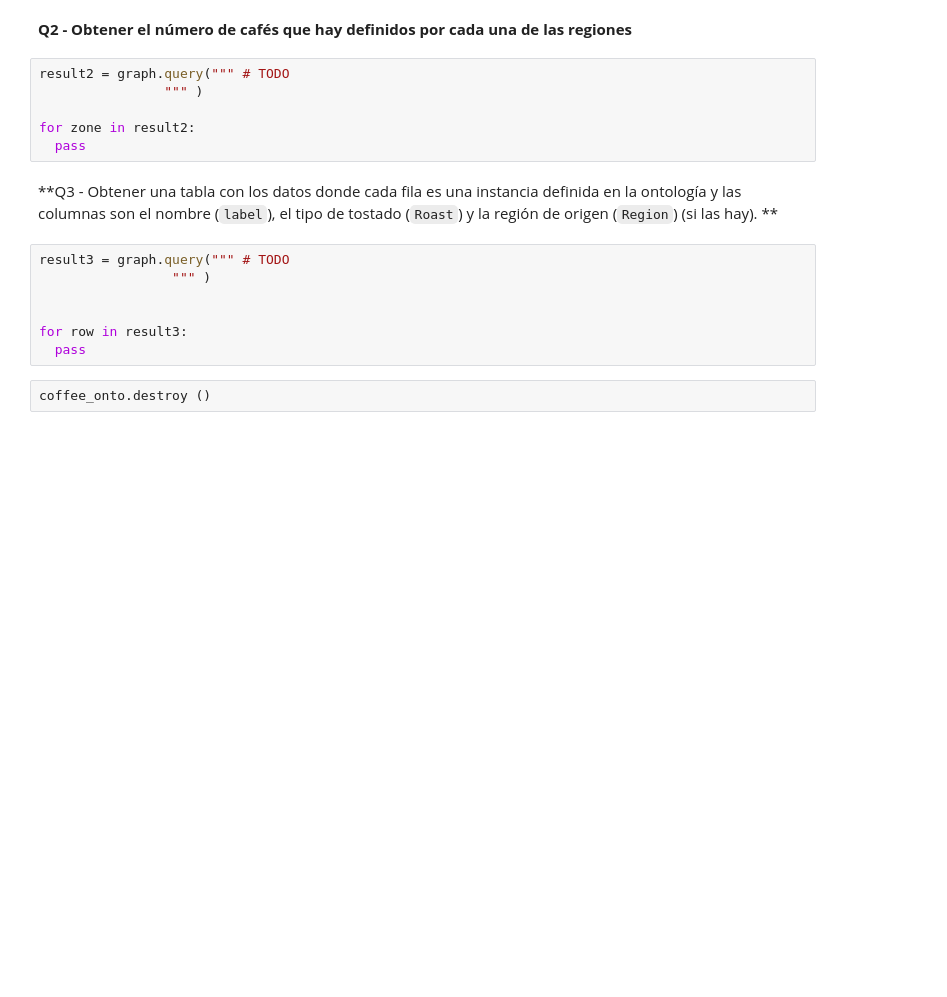
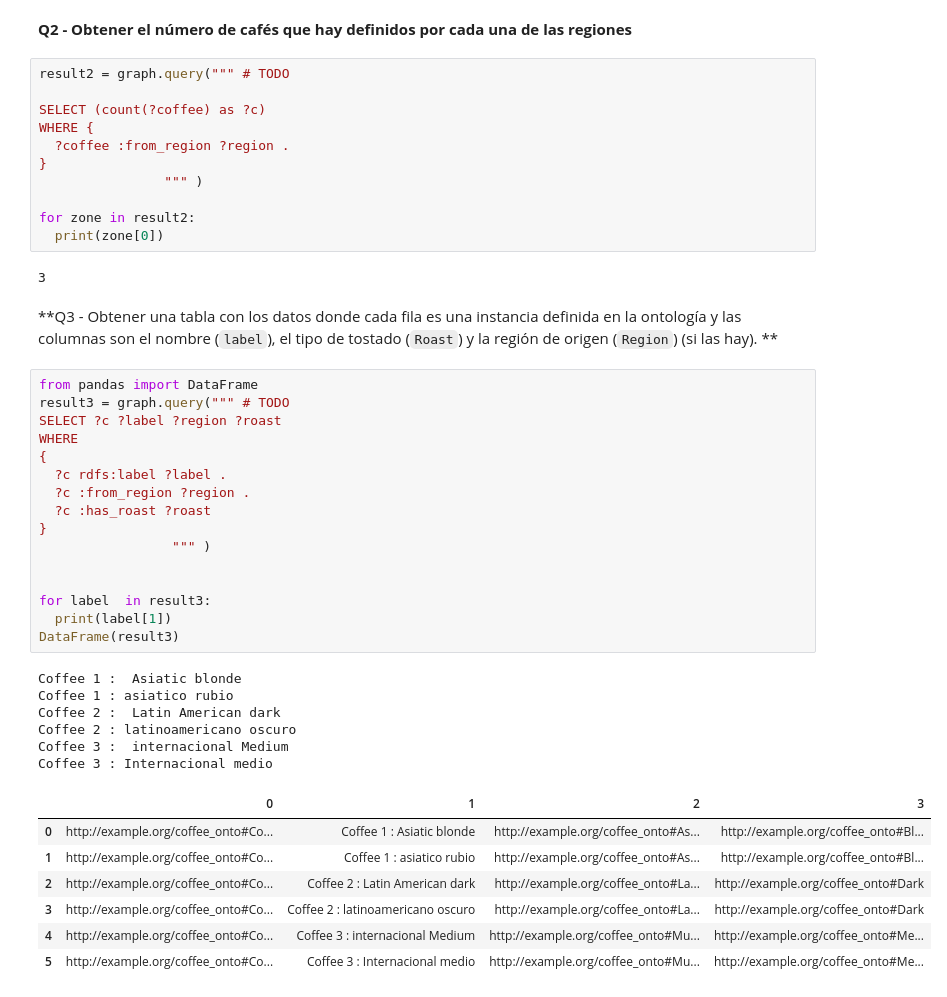
Before and after one commit to pfreezv/UOC, a Jupyter notebook: Tipología y fuentes de datos/pec3/Entrega/TyFdD_PEC3_2021(1).ipynb, the cells around one changed output. Saved outputs shown, nothing was run; the diff lists cells and outputs as text; blank space fills up the shorter version.

```diff
--- a/Tipología y fuentes de datos/pec3/Entrega/TyFdD_PEC3_2021(1).ipynb
+++ b/Tipología y fuentes de datos/pec3/Entrega/TyFdD_PEC3_2021(1).ipynb
@@ -682,18 +656,46 @@ Coffee 3 : Internacional medio
 **Q2 - Obtener el número de cafés que hay definidos por cada una de las regiones**
 # %%
 result2 = graph.query(""" # TODO
+
+SELECT (count(?coffee) as ?c)
+WHERE {
+  ?coffee :from_region ?region .
+}
                 """ )
 
 for zone in result2:
-  pass
+  print(zone[0])
+# %% [output]
+3
 # %% [markdown]
 **Q3 - Obtener una tabla con los datos donde cada fila es una instancia definida en la ontología y las columnas son el nombre (`label`), el tipo de tostado (`Roast`) y la región de origen (`Region`) (si las hay). **
-# %%
-result3 = graph.query(""" # TODO
-                 """ )
-
-
-for row in result3:
-  pass
-# %%
-coffee_onto.destroy ()
+# %%
+from pandas import DataFrame
+result3 = graph.query(""" # TODO
+SELECT ?c ?label ?region ?roast
+WHERE
+{
+  ?c rdfs:label ?label .
+  ?c :from_region ?region .
+  ?c :has_roast ?roast
+}
+                 """ )
+
+
+for label  in result3:
+  print(label[1])
+DataFrame(result3)
+# %% [output]
+Coffee 1 :  Asiatic blonde
+Coffee 1 : asiatico rubio
+Coffee 2 :  Latin American dark
+Coffee 2 : latinoamericano oscuro
+Coffee 3 :  internacional Medium
+Coffee 3 : Internacional medio
+|  | 0 | 1 | 2 | 3 |
+| 0 | http://example.org/coffee_onto#Co... | Coffee 1 : Asiatic blonde | http://example.org/coffee_onto#As... | http://example.org/coffee_onto#Bl... |
+| 1 | http://example.org/coffee_onto#Co... | Coffee 1 : asiatico rubio | http://example.org/coffee_onto#As... | http://example.org/coffee_onto#Bl... |
+| 2 | http://example.org/coffee_onto#Co... | Coffee 2 : Latin American dark | http://example.org/coffee_onto#La... | http://example.org/coffee_onto#Dark |
+| 3 | http://example.org/coffee_onto#Co... | Coffee 2 : latinoamericano oscuro | http://example.org/coffee_onto#La... | http://example.org/coffee_onto#Dark |
+| 4 | http://example.org/coffee_onto#Co... | Coffee 3 : internacional Medium | http://example.org/coffee_onto#Mu... | http://example.org/coffee_onto#Me... |
+| 5 | http://example.org/coffee_onto#Co... | Coffee 3 : Internacional medio | http://example.org/coffee_onto#Mu... | http://example.org/coffee_onto#Me... |
```
Also changed, not shown: parts of 14 cells of this notebook.
